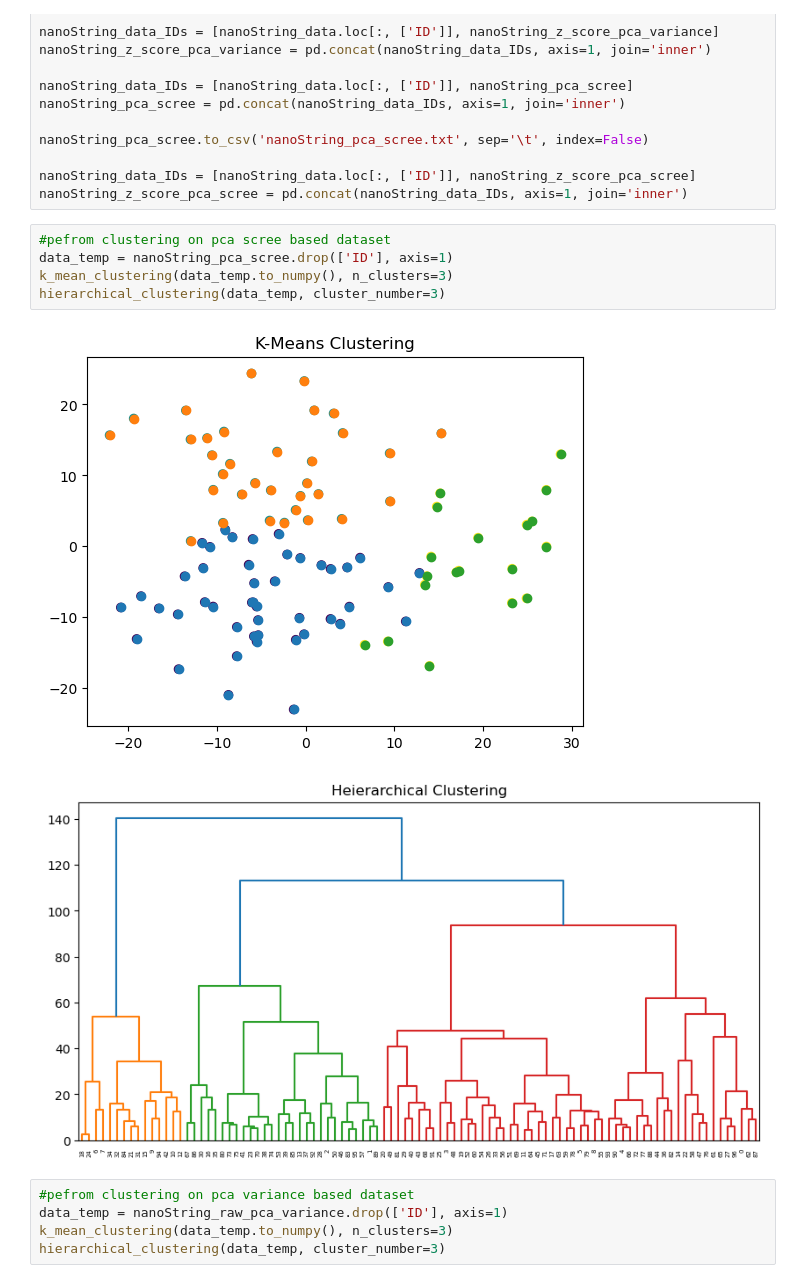
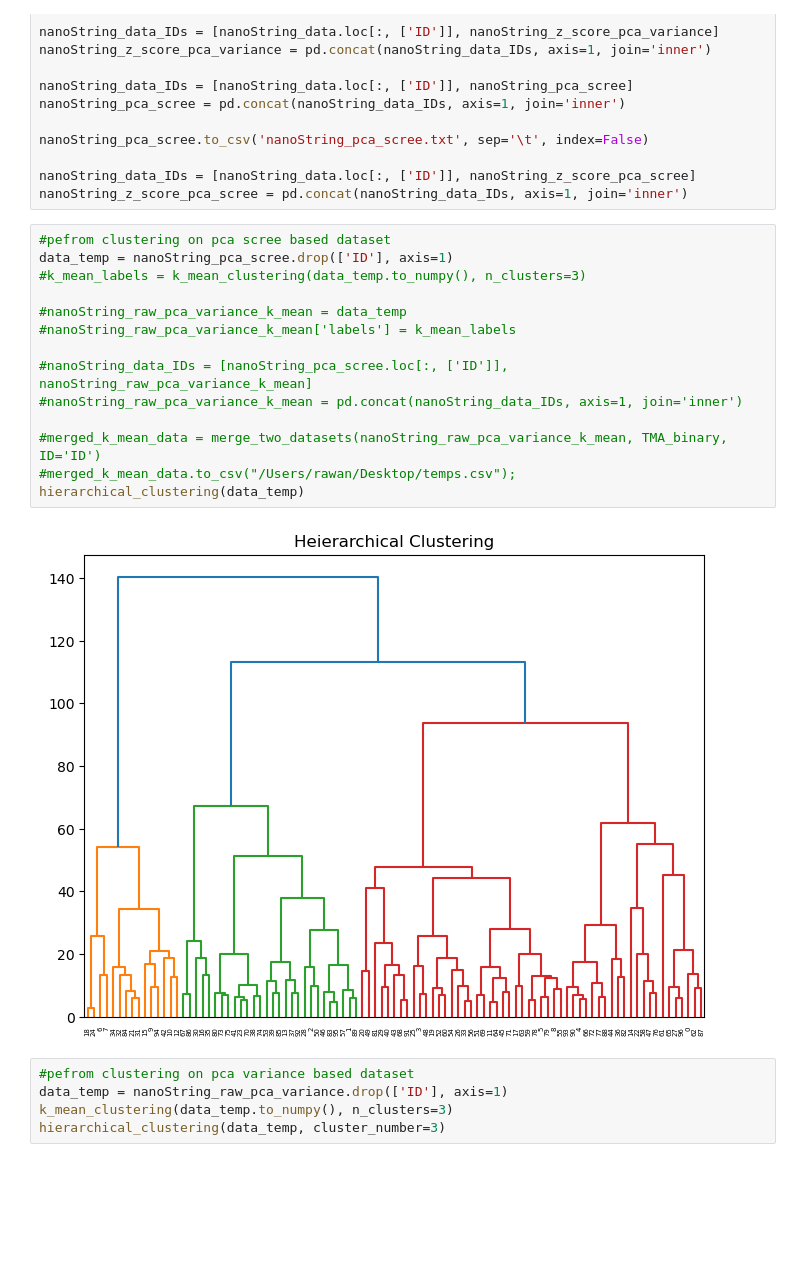
Before and after one commit to Rawanrb/nanoString, a Jupyter notebook: gene_expression_levels_analysis.ipynb, the cells around one changed output. Drawn from its saved outputs; the diff is of its cells as text; blank space fills up the shorter version.

```diff
--- a/gene_expression_levels_analysis.ipynb
+++ b/gene_expression_levels_analysis.ipynb
@@ -235,11 +257,19 @@ nanoString_z_score_pca_scree = pd.concat(nanoString_data_IDs, axis=1, join='inne
 # %%
 #pefrom clustering on pca scree based dataset
 data_temp = nanoString_pca_scree.drop(['ID'], axis=1)
-k_mean_clustering(data_temp.to_numpy(), n_clusters=3)
-hierarchical_clustering(data_temp, cluster_number=3)
+#k_mean_labels = k_mean_clustering(data_temp.to_numpy(), n_clusters=3)
+
+#nanoString_raw_pca_variance_k_mean = data_temp
+#nanoString_raw_pca_variance_k_mean['labels'] = k_mean_labels
+
+#nanoString_data_IDs = [nanoString_pca_scree.loc[:, ['ID']], nanoString_raw_pca_variance_k_mean]
+#nanoString_raw_pca_variance_k_mean = pd.concat(nanoString_data_IDs, axis=1, join='inner')
+
+#merged_k_mean_data = merge_two_datasets(nanoString_raw_pca_variance_k_mean, TMA_binary, ID='ID')
+#merged_k_mean_data.to_csv("/Users/rawan/Desktop/temps.csv");
+hierarchical_clustering(data_temp)
 # %% [output]
-[figure, old version]
+[figure, new version]
-[figure, removed]
 # %%
 #pefrom clustering on pca variance based dataset
 data_temp = nanoString_raw_pca_variance.drop(['ID'], axis=1)
```
Also changed, not shown: parts of 6 cells of this notebook.
